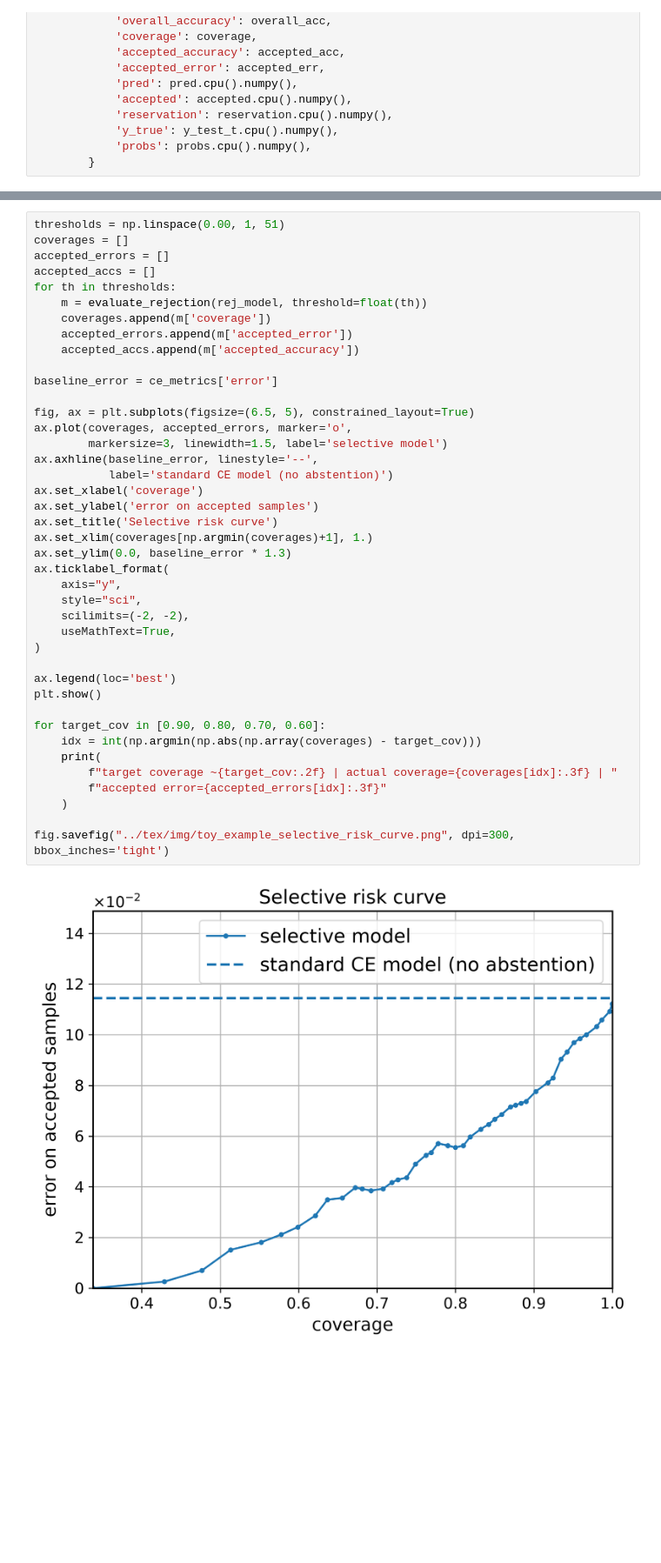
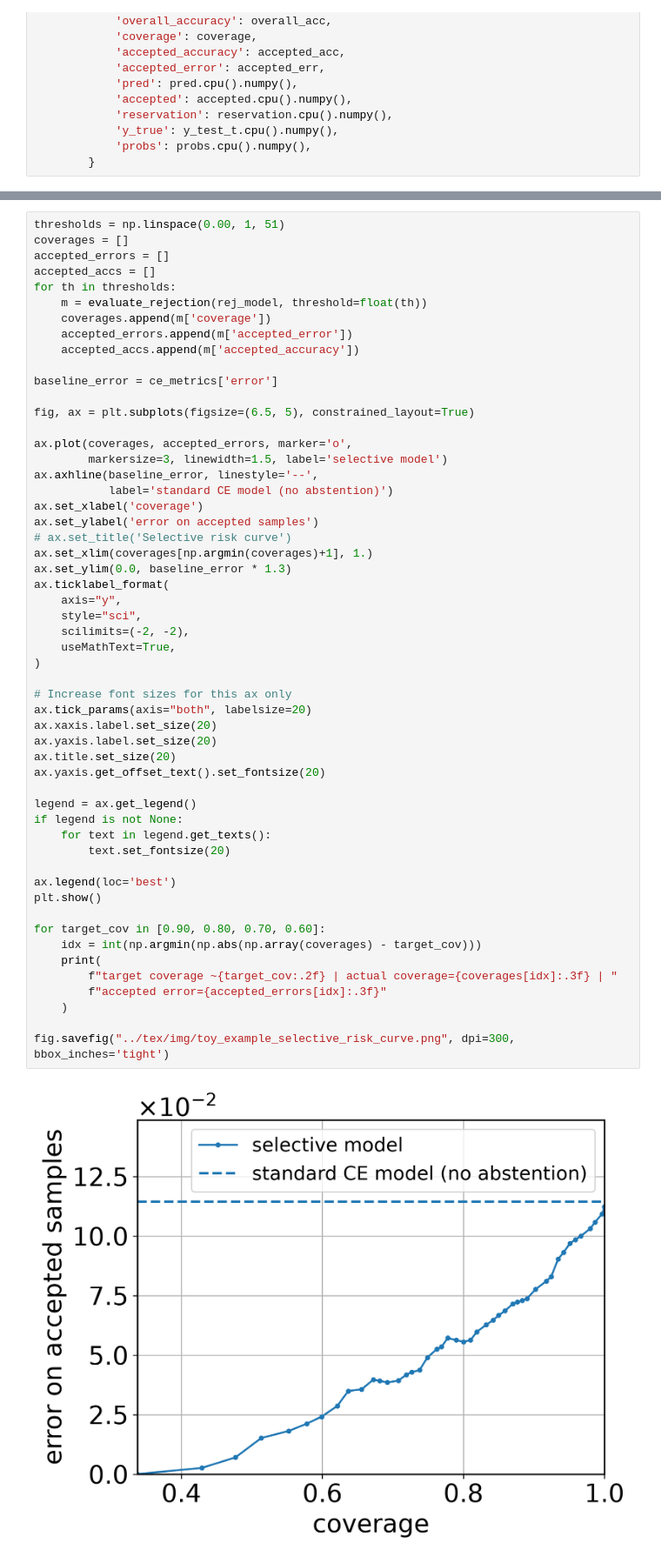
Before and after one commit to raham24/Epistemic-Uncertainty-Aware-Defect-Detection-for-Quality-Control-in-Medical-Device-Manufacturing, a Jupyter notebook: toy_example/toy_example.ipynb, the cells around one changed output, grey strips where cells are left out. Shown at 87% size. Cells and saved outputs as stored; diff of their text form; blank space fills up the shorter version.

```diff
--- a/toy_example/toy_example.ipynb
+++ b/toy_example/toy_example.ipynb
@@ -484,35 +484,48 @@ for th in thresholds:
 baseline_error = ce_metrics['error']
 
 fig, ax = plt.subplots(figsize=(6.5, 5), constrained_layout=True)
+
 ax.plot(coverages, accepted_errors, marker='o',
         markersize=3, linewidth=1.5, label='selective model')
 ax.axhline(baseline_error, linestyle='--',
            label='standard CE model (no abstention)')
 ax.set_xlabel('coverage')
 ax.set_ylabel('error on accepted samples')
-ax.set_title('Selective risk curve')
+# ax.set_title('Selective risk curve')
 ax.set_xlim(coverages[np.argmin(coverages)+1], 1.)
 ax.set_ylim(0.0, baseline_error * 1.3)
 ax.ticklabel_format(
     axis="y",
     style="sci",
     scilimits=(-2, -2),
     useMathText=True,
 )
+
+# Increase font sizes for this ax only
+ax.tick_params(axis="both", labelsize=20)
+ax.xaxis.label.set_size(20)
+ax.yaxis.label.set_size(20)
+ax.title.set_size(20)
+ax.yaxis.get_offset_text().set_fontsize(20)
+
+legend = ax.get_legend()
+if legend is not None:
+    for text in legend.get_texts():
+        text.set_fontsize(20)
 
 ax.legend(loc='best')
 plt.show()
 
 for target_cov in [0.90, 0.80, 0.70, 0.60]:
     idx = int(np.argmin(np.abs(np.array(coverages) - target_cov)))
     print(
         f"target coverage ~{target_cov:.2f} | actual coverage={coverages[idx]:.3f} | "
         f"accepted error={accepted_errors[idx]:.3f}"
     )
 
 fig.savefig("../tex/img/toy_example_selective_risk_curve.png", dpi=300, bbox_inches='tight')
 # %% [output]
-[figure, old version]
+[figure, new version]
 target coverage ~0.90 | actual coverage=0.902 | accepted error=0.078
 target coverage ~0.80 | actual coverage=0.800 | accepted error=0.056
 target coverage ~0.70 | actual coverage=0.692 | accepted error=0.039
```
Also changed, not shown: parts of 2 cells of this notebook, 4 other files.
